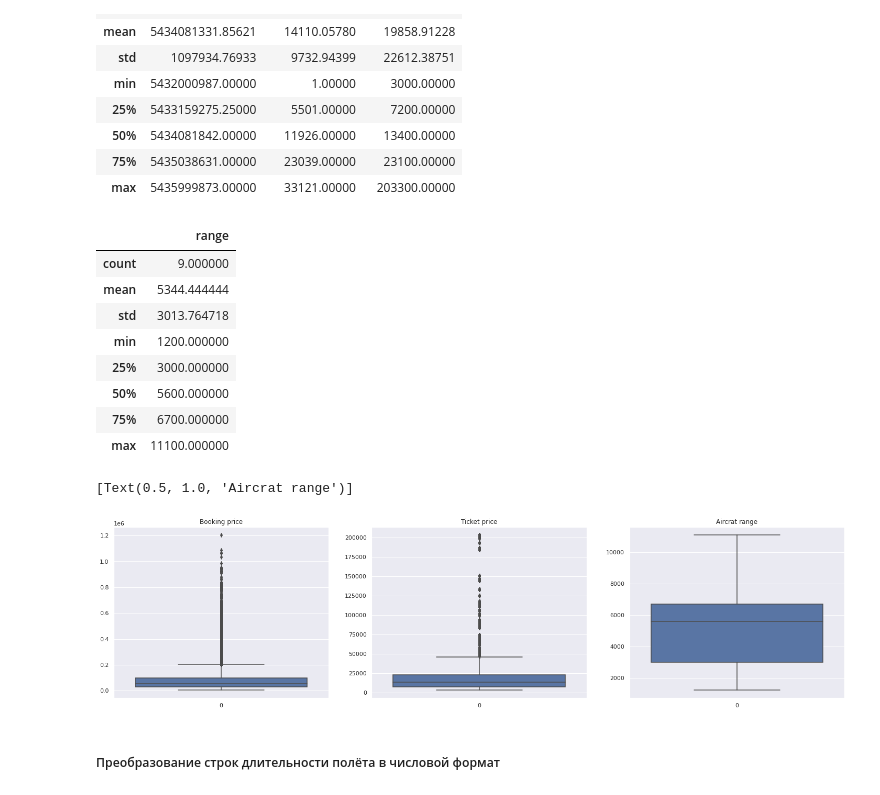
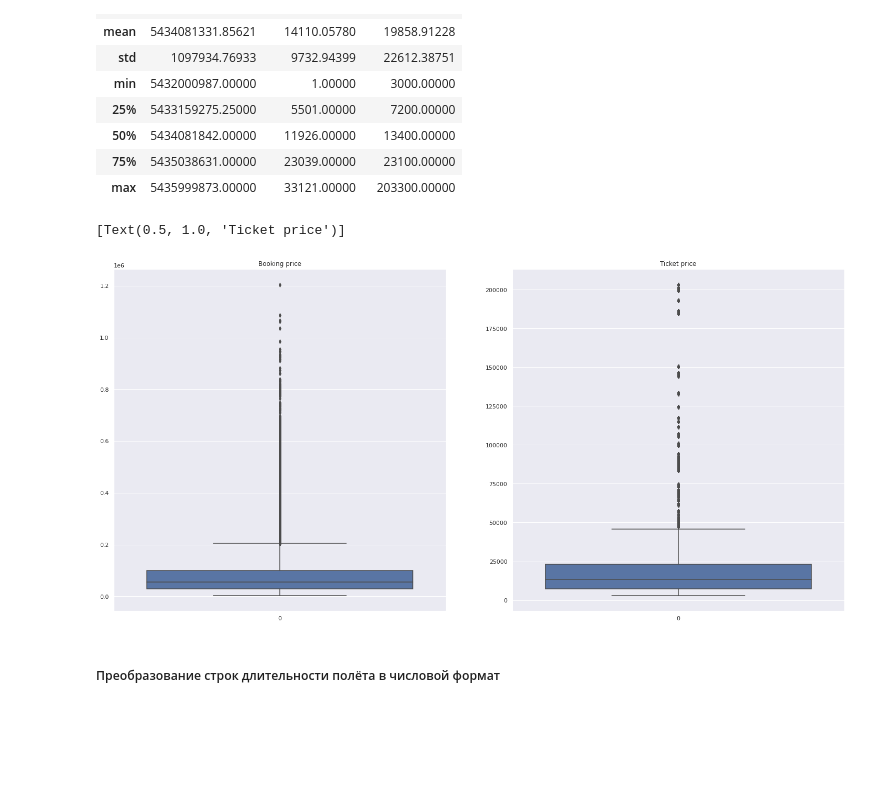
Before and after one commit to dtddtd/RuAviaAnalysis, a Jupyter notebook: RuAviaAnalysis.ipynb, the cells around one changed output. Saved outputs shown, nothing was run; the diff lists cells and outputs as text; code cells hidden in the pictures; blank space fills up the shorter version.

```diff
--- a/RuAviaAnalysis.ipynb
+++ b/RuAviaAnalysis.ipynb
@@ -301,15 +331,3 @@ ticket_flights.describe().apply(lambda s: s.apply('{0:.5f}'.format))
 | 50% | 5434081842.00000 | 11926.00000 | 13400.00000 |
 | 75% | 5435038631.00000 | 23039.00000 | 23100.00000 |
 | max | 5435999873.00000 | 33121.00000 | 203300.00000 |
-# %%
-v_aircrafts.describe()
-# %% [output]
-|  | range |
-| count | 9.000000 |
-| mean | 5344.444444 |
-| std | 3013.764718 |
-| min | 1200.000000 |
-| 25% | 3000.000000 |
-| 50% | 5600.000000 |
-| 75% | 6700.000000 |
-| max | 11100.000000 |
@@ -316,12 +336,12 @@ v_aircrafts.describe()
 # %%
-sns.set(rc={"figure.figsize":(25, 6)})
-fig, (ax1, ax2, ax3) = plt.subplots(ncols=3, sharey=False)
+sns.set(rc={"figure.figsize":(25, 12)})
+fig, (ax1, ax2) = plt.subplots(ncols=2, sharey=False)
 sns.boxplot(data=bookings.total_amount, ax=ax1).set(title='Booking price')
 sns.boxplot(data=ticket_flights.amount, ax=ax2).set(title='Ticket price')
-sns.boxplot(data=v_aircrafts.range, ax=ax3).set(title='Aircrat range')
+#sns.boxplot(data=v_aircrafts.range, ax=ax3).set(title='Aircrat range')
 # %% [output]
-[Text(0.5, 1.0, 'Aircrat range')]
+[Text(0.5, 1.0, 'Ticket price')]
-[figure, old version]
+[figure, new version]
 # %% [markdown]
 ##### Преобразование строк длительности полёта в числовой формат
 # %%
```
Also changed, not shown: parts of 14 cells of this notebook.
